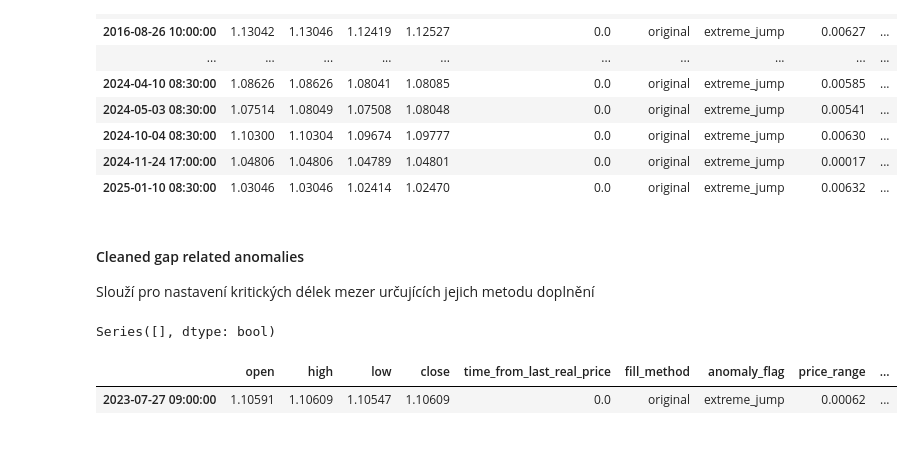
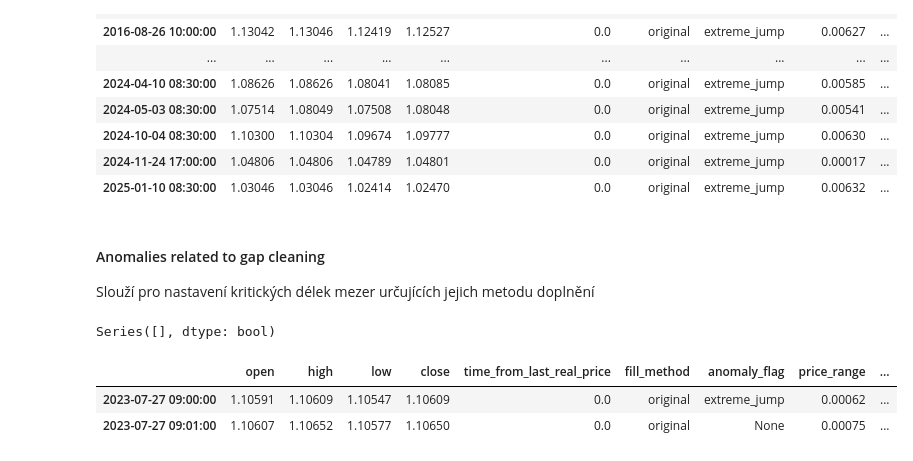
Before and after one commit to polakro1/VI-projekt, a Jupyter notebook: Untitled-1.ipynb, the cells around one changed output. Saved outputs shown, nothing was run; the diff lists cells and outputs as text; code cells hidden in the pictures.

```diff
--- a/Untitled-1.ipynb
+++ b/Untitled-1.ipynb
@@ -154,24 +154,3 @@ df[df.isna().any(axis=1)]
 #### Gaps
 # %% [markdown]
 ##### Localize gaps
-# %%
-""" mask = df.isna().any(axis=1)
-i = 0
-gaps = []
-
-while i < len(df):
-    if mask.iloc[i]:
-        start = i
-        while i < len(df) and mask.iloc[i]:
-            i += 1
-        gap = i - start
-        gaps.append({
-            'start': df.index[start],
-            'end': df.index[i - 1],
-            'length': gap
-        })
-    else:
-        i += 1
-
-gaps = pd.DataFrame(gaps)
-gaps """
@@ -361,7 +338,7 @@ anomalies
 | 2024-11-24 17:00:00 | 1.04806 | 1.04806 | 1.04789 | 1.04801 | 0.0 | original | extreme_jump | 0.00017 | ... |
 | 2025-01-10 08:30:00 | 1.03046 | 1.03046 | 1.02414 | 1.02470 | 0.0 | original | extreme_jump | 0.00632 | ... |
 # %% [markdown]
-#### Cleaned gap related anomalies
+#### Anomalies related to gap cleaning
 
 Slouží pro nastavení kritických délek mezer určujících jejich metodu doplnění
 # %%
@@ -379,7 +356,8 @@ mask_artificial_jump[mask_artificial_jump == True]
 # %% [output]
 Series([], dtype: bool)
 # %%
-df.loc["2023-07-27 08:59:00":"2023-07-27 09:00:00"]
+df.loc["2023-07-27 08:59:00":"2023-07-27 09:01:00"]
 # %% [output]
 |  | open | high | low | close | time_from_last_real_price | fill_method | anomaly_flag | price_range | ... |
 | 2023-07-27 09:00:00 | 1.10591 | 1.10609 | 1.10547 | 1.10609 | 0.0 | original | extreme_jump | 0.00062 | ... |
+| 2023-07-27 09:01:00 | 1.10607 | 1.10652 | 1.10577 | 1.10650 | 0.0 | original | None | 0.00075 | ... |
```
Also changed, not shown: parts of 2 cells of this notebook.
